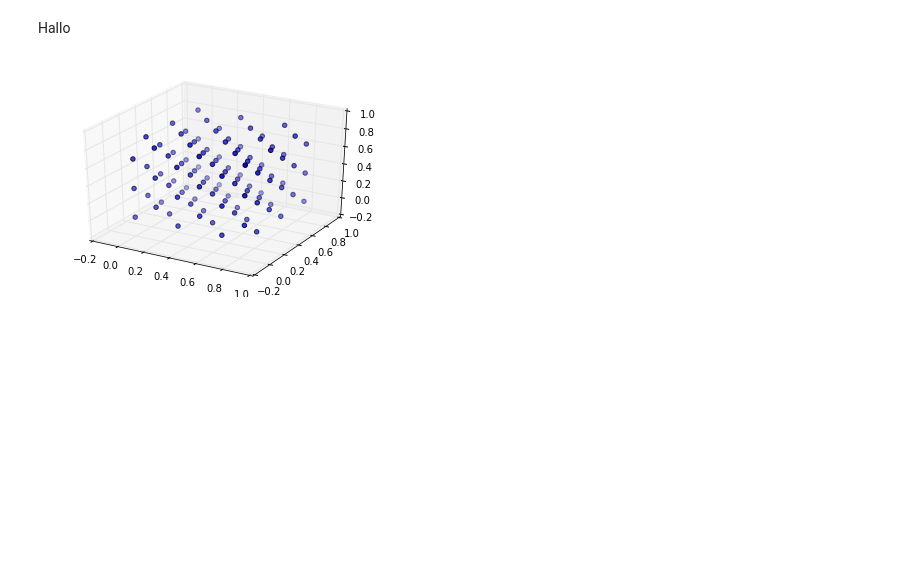
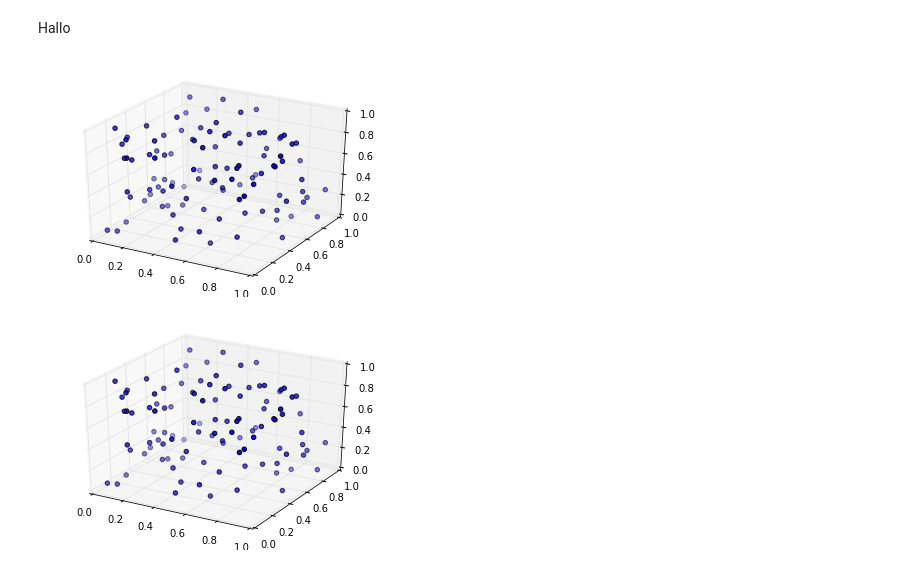
Before and after one commit to JesseSlim/comp-phys-2016, a Jupyter notebook: molecular-dynamics/simulation/TestSimulation.ipynb, the cells around one changed output. Drawn from its saved outputs; the diff is of its cells as text; code cells hidden in the pictures; blank space fills up the shorter version.

```diff
--- a/molecular-dynamics/simulation/TestSimulation.ipynb
+++ b/molecular-dynamics/simulation/TestSimulation.ipynb
@@ -36,7 +70,39 @@ initialise()
-# %%
-fig = plt.figure()
-ax = fig.add_subplot(111, projection='3d')
-ax.scatter(r[:,0], r[:,1], r[:,2])
-plt.show()
-# %% [output]
-[figure, removed]
+# %%
+def do_simulation():
+    global T, h, numSteps, t, M, n, v, r, v_hat, m, beta, sigma_v, F, L
+    start_visualisation()
+
+    initialise()
+    calculate_forces()
+    while(t < numSteps - 2):
+        if (t % 100 == 0):
+            #print_fl("Time step: " + str(t))
+            visualize()
+        update_coordinates()
+
+fig = None
+ax = None
+
+def start_visualisation():
+    global T, h, numSteps, t, M, n, v, r, v_hat, m, beta, sigma_v, F, L
+    global fig, ax
+    %matplotlib inline
+    fig = plt.figure()
+    ax = fig.add_subplot(111, projection='3d')
+
+def visualize():
+    global T, h, numSteps, t, M, n, v, r, v_hat, m, beta, sigma_v, F, L
+    global fig, ax
+    ax.cla()
+    ax.scatter(r[t,:,0], r[t,:,1], r[t,:,2])
+    ax.set_xlim((0.0, 1.0))
+    ax.set_ylim((0.0, 1.0))
+    ax.set_zlim((0.0, 1.0))
+    display.clear_output(wait=True)
+    display.display(fig)
+    #time.sleep(0.05)
+# %%
+do_simulation()
+# %% [output]
+[figure, added]
+[figure, added]
```
Also changed, not shown: parts of 4 cells of this notebook.
